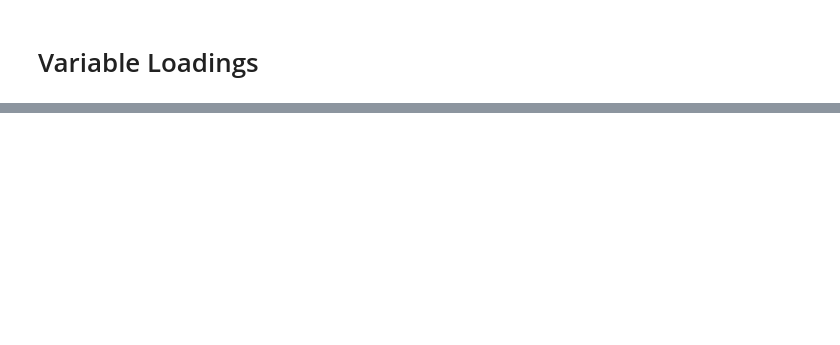
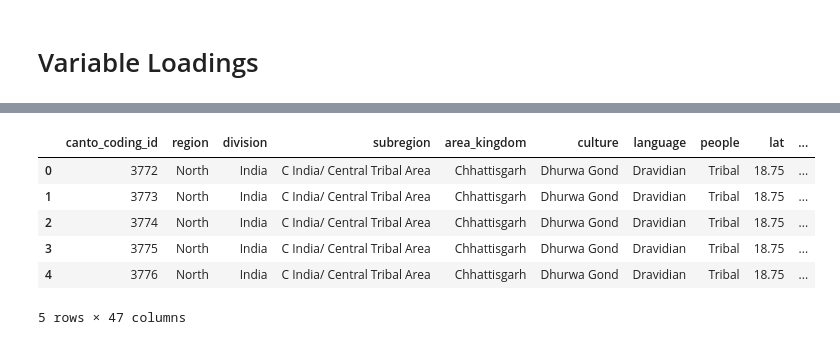
Before and after one commit to comp-music-lab/sfc-journal-2020, a Jupyter notebook: PCA.ipynb, the cells around one changed output, grey strips where cells are left out. Drawn from its saved outputs; the diff is of its cells as text; code cells hidden in the pictures; blank space fills up the shorter version.

```diff
--- a/PCA.ipynb
+++ b/PCA.ipynb
@@ -103 +108,11 @@ subset_df.to_csv('./output/subset_metadata.csv')
+# %%
+india_pca.head()
+# %% [output]
+|  | canto_coding_id | region | division | subregion | area_kingdom | culture | language | people | lat | ... |
+| 0 | 3772 | North | India | C India/ Central Tribal Area | Chhattisgarh | Dhurwa Gond | Dravidian | Tribal | 18.75 | ... |
+| 1 | 3773 | North | India | C India/ Central Tribal Area | Chhattisgarh | Dhurwa Gond | Dravidian | Tribal | 18.75 | ... |
+| 2 | 3774 | North | India | C India/ Central Tribal Area | Chhattisgarh | Dhurwa Gond | Dravidian | Tribal | 18.75 | ... |
+| 3 | 3775 | North | India | C India/ Central Tribal Area | Chhattisgarh | Dhurwa Gond | Dravidian | Tribal | 18.75 | ... |
+| 4 | 3776 | North | India | C India/ Central Tribal Area | Chhattisgarh | Dhurwa Gond | Dravidian | Tribal | 18.75 | ... |
+5 rows × 47 columns
 # %%
```
Also changed, not shown: parts of 26 cells of this notebook, 15 other files.
